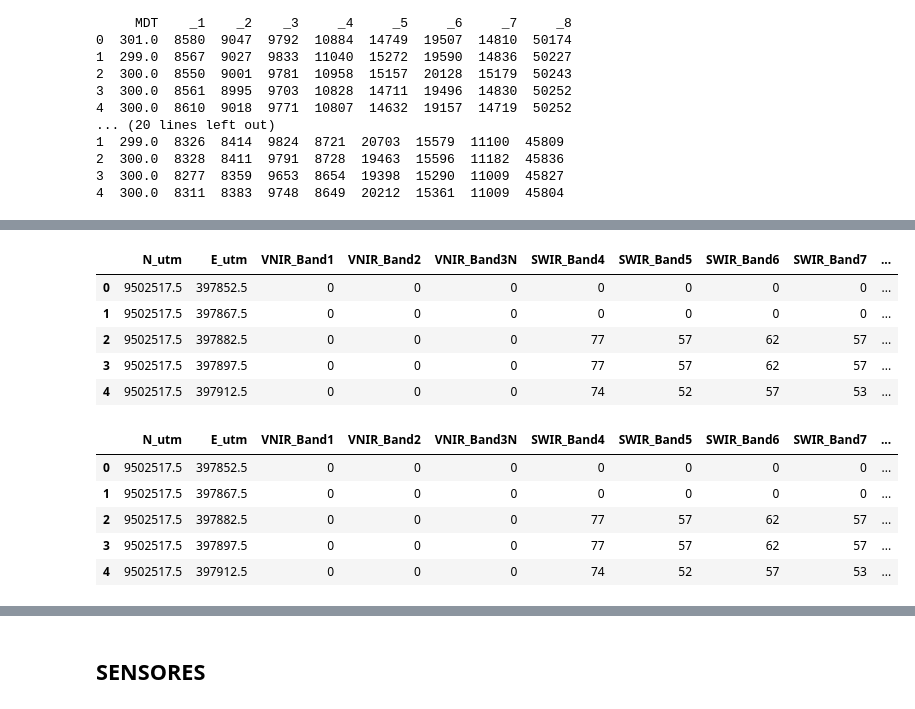
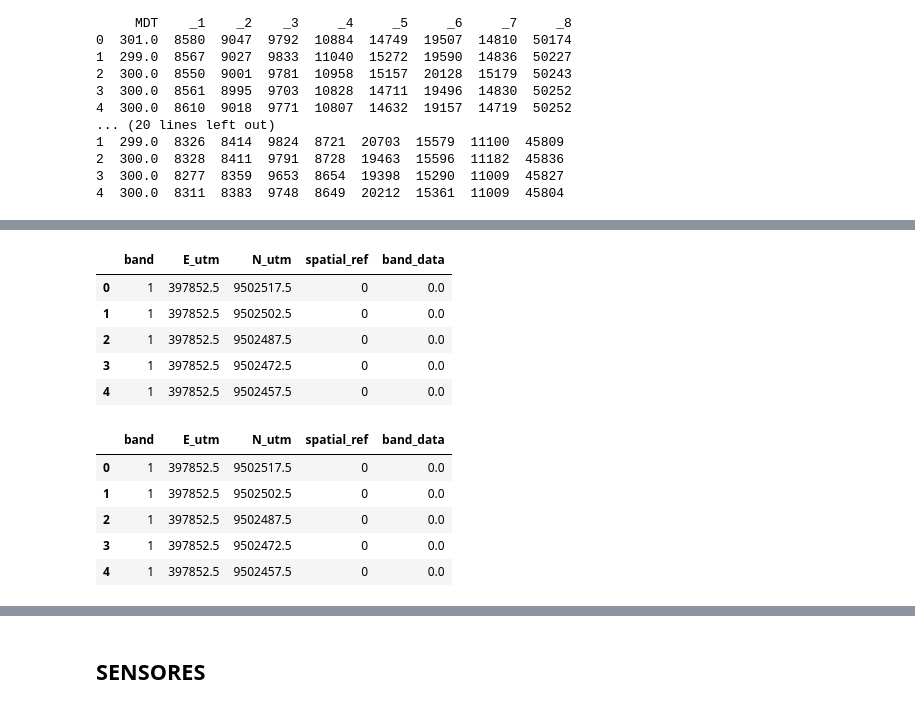
Before and after one commit to Gabriel-Goes/mapeamento_litologico_preditivo, a Jupyter notebook: Geoanalytics-Impact crater.ipynb, the cells around one changed output, grey strips where cells are left out. Drawn from its saved outputs; the diff is of its cells as text; code cells hidden in the pictures.

```diff
--- a/Geoanalytics-Impact crater.ipynb
+++ b/Geoanalytics-Impact crater.ipynb
@@ -184,0 +167,4 @@ df_result
+# %%
+geotiff_path ='/home/ggrl/usp/4-ano/remote-sensing/tf/tf_dados/tif/AST/stq_AST_13-05-2004.tif'
+geotiff_ds = xr.open_dataset(geotiff_path,engine='rasterio')
+geotiff_ds
@@ -185,13 +191,4 @@ df_result
 # %%
-geotiff_path ='/home/ggrl/usp/4-ano/remote-sensing/tf/tf_dados/tif/AST/stq_AST_13-05-2004.tif'
-geotiff_da = xr.open_rasterio(geotiff_path)
-#geotiff_da
-geotiff_ds = geotiff_da.to_dataset('band')
-geotiff_df = geotiff_ds.to_dataframe()
-#geotiff_df.head()
-geotiff_df = geotiff_df.reset_index()
-#geotiff_dfls
-
 df_rs =geotiff_df
 
 df_rs = df_rs.rename(columns={1:"VNIR_Band1",
@@ -216,18 +212,18 @@ Warning 1: TIFFReadDirectory:Sum of Photometric type-related color channels and
-|  | N_utm | E_utm | VNIR_Band1 | VNIR_Band2 | VNIR_Band3N | SWIR_Band4 | SWIR_Band5 | SWIR_Band6 | SWIR_Band7 | ... |
-| 0 | 9502517.5 | 397852.5 | 0 | 0 | 0 | 0 | 0 | 0 | 0 | ... |
-| 1 | 9502517.5 | 397867.5 | 0 | 0 | 0 | 0 | 0 | 0 | 0 | ... |
-| 2 | 9502517.5 | 397882.5 | 0 | 0 | 0 | 77 | 57 | 62 | 57 | ... |
-| 3 | 9502517.5 | 397897.5 | 0 | 0 | 0 | 77 | 57 | 62 | 57 | ... |
-| 4 | 9502517.5 | 397912.5 | 0 | 0 | 0 | 74 | 52 | 57 | 53 | ... |
+|  | band | E_utm | N_utm | spatial_ref | band_data |
+| 0 | 1 | 397852.5 | 9502517.5 | 0 | 0.0 |
+| 1 | 1 | 397852.5 | 9502502.5 | 0 | 0.0 |
+| 2 | 1 | 397852.5 | 9502487.5 | 0 | 0.0 |
+| 3 | 1 | 397852.5 | 9502472.5 | 0 | 0.0 |
+| 4 | 1 | 397852.5 | 9502457.5 | 0 | 0.0 |
 # %%
 df_ASTER.head()
 # %% [output]
-|  | N_utm | E_utm | VNIR_Band1 | VNIR_Band2 | VNIR_Band3N | SWIR_Band4 | SWIR_Band5 | SWIR_Band6 | SWIR_Band7 | ... |
-| 0 | 9502517.5 | 397852.5 | 0 | 0 | 0 | 0 | 0 | 0 | 0 | ... |
-| 1 | 9502517.5 | 397867.5 | 0 | 0 | 0 | 0 | 0 | 0 | 0 | ... |
-| 2 | 9502517.5 | 397882.5 | 0 | 0 | 0 | 77 | 57 | 62 | 57 | ... |
-| 3 | 9502517.5 | 397897.5 | 0 | 0 | 0 | 77 | 57 | 62 | 57 | ... |
-| 4 | 9502517.5 | 397912.5 | 0 | 0 | 0 | 74 | 52 | 57 | 53 | ... |
+|  | band | E_utm | N_utm | spatial_ref | band_data |
+| 0 | 1 | 397852.5 | 9502517.5 | 0 | 0.0 |
+| 1 | 1 | 397852.5 | 9502502.5 | 0 | 0.0 |
+| 2 | 1 | 397852.5 | 9502487.5 | 0 | 0.0 |
+| 3 | 1 | 397852.5 | 9502472.5 | 0 | 0.0 |
+| 4 | 1 | 397852.5 | 9502457.5 | 0 | 0.0 |
 # %%
 df_ASTER.describe()
 # %% [output]
```
Also changed, not shown: parts of 23 cells of this notebook, 12 other files.
